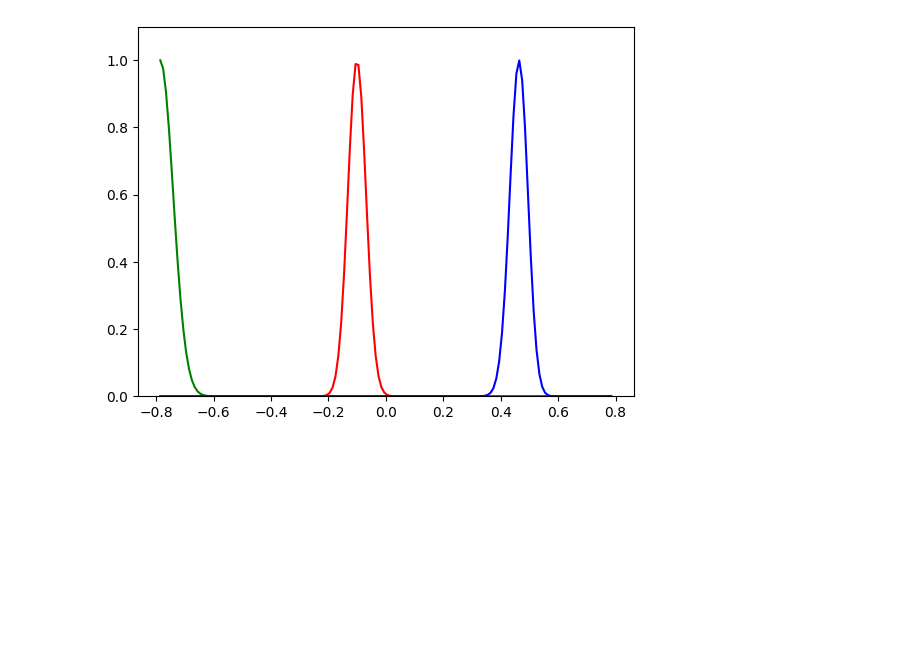
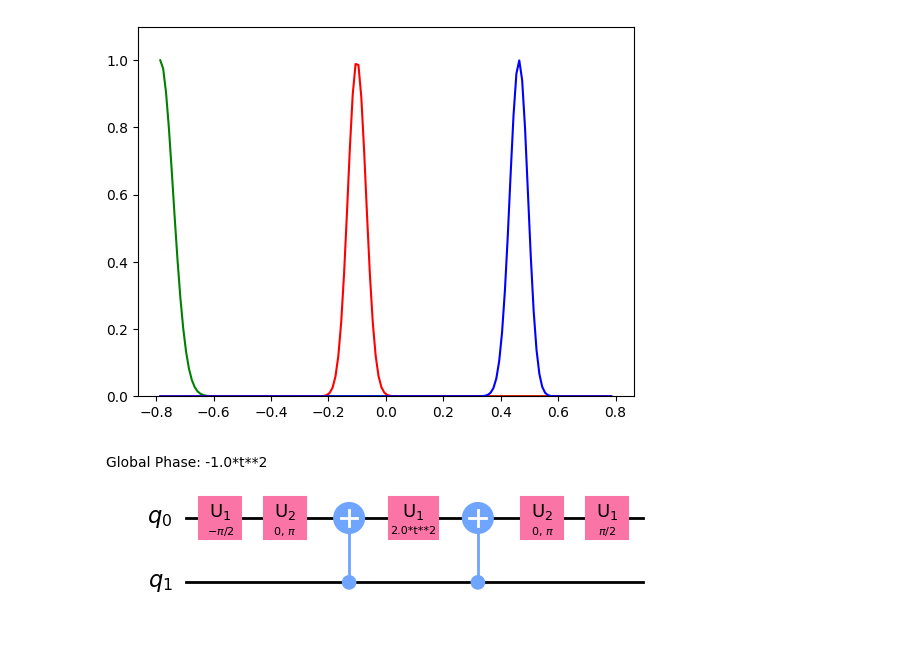
Before and after one commit to Gopal-Dahale/measurement-based-ite, a Jupyter notebook: mite.ipynb, the cells around one changed output. Saved outputs shown, nothing was run; the diff lists cells and outputs as text; code cells hidden in the pictures; blank space fills up the shorter version.

Commit message:
implementing mite for H=Z hamiltonian using qiskit

```diff
--- a/mite.ipynb
+++ b/mite.ipynb
@@ -69,0 +79,35 @@ plt.ylim(0,1.1)
+# %%
+def compute_U_trot(H, time, trotter_steps, order=1):
+    """
+    Apply the Suzuki-Trotter approximation to the Hamiltonian H to
+    compute a trotterized unitary time evolution operator.
+
+    """
+
+    U_trot = Suzuki(trotter_steps, order=order).convert(time * H)
+    return U_trot
+# %%
+def convert_U_trot_to_qc(U_trot):
+    """
+    Convert the U_trot ComposedOp object returned by compute_U_trot() to a bare quantum circuit.
+    """
+
+    qc_trot = PauliTrotterEvolution().convert(U_trot)
+    return (
+        qc_trot.to_circuit().decompose().decompose()
+    )  # add decompose methods so gates are not abstracted unitary blocks
+# %%
+H = PauliSumOp(SparsePauliOp(["ZY",],[1]))
+
+time_param = Parameter("t")
+trotter_steps = 1
+
+# Compute unitary time operator
+U_trot_params = compute_U_trot(H, time_param, int(trotter_steps))
+
+# Convert to trotterized unitary to circuit
+qc_trot = convert_U_trot_to_qc(U_trot_params)
+# %%
+qc_trot.draw('mpl')
+# %% [output]
+[figure, added]
```
Also changed, not shown: parts of 14 cells of this notebook, 1 other file.
